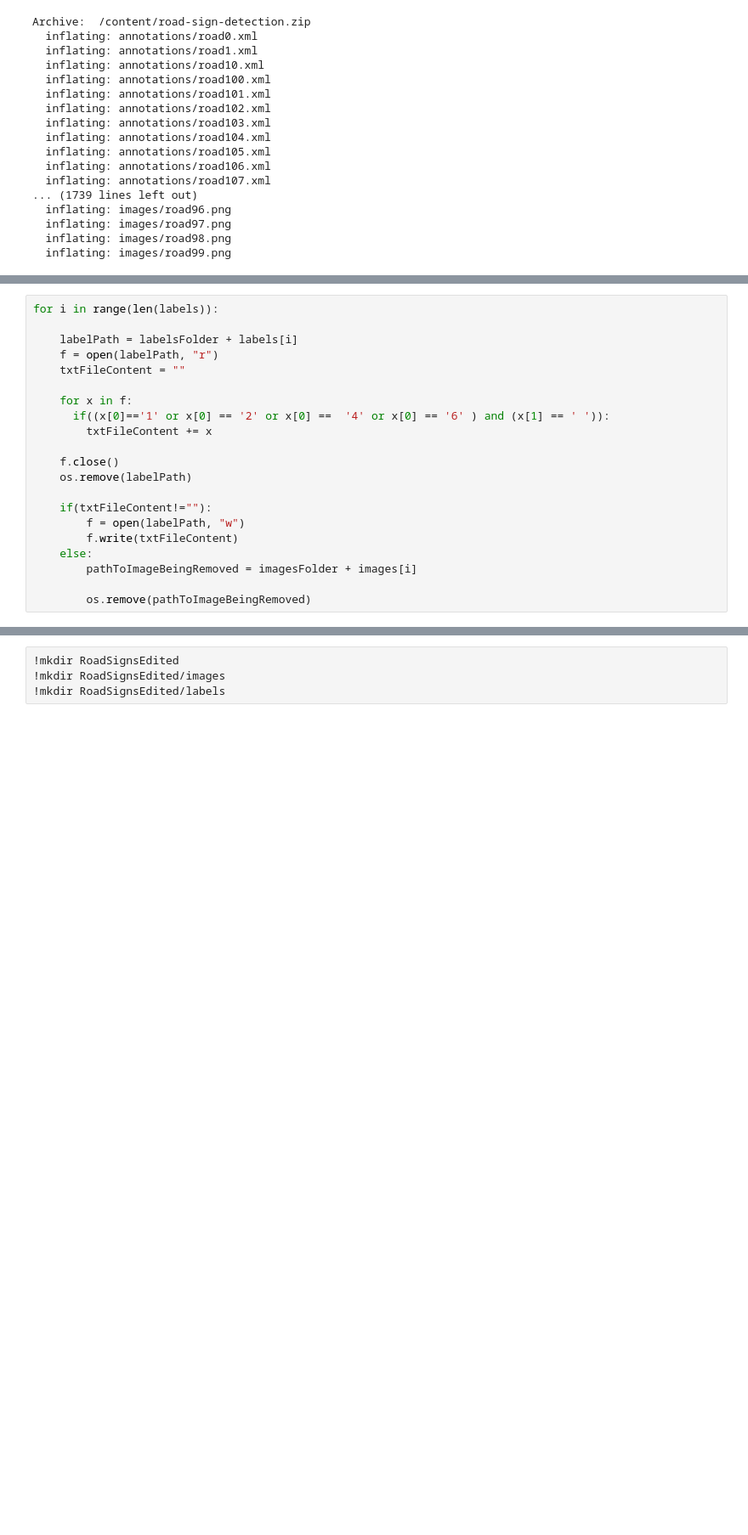
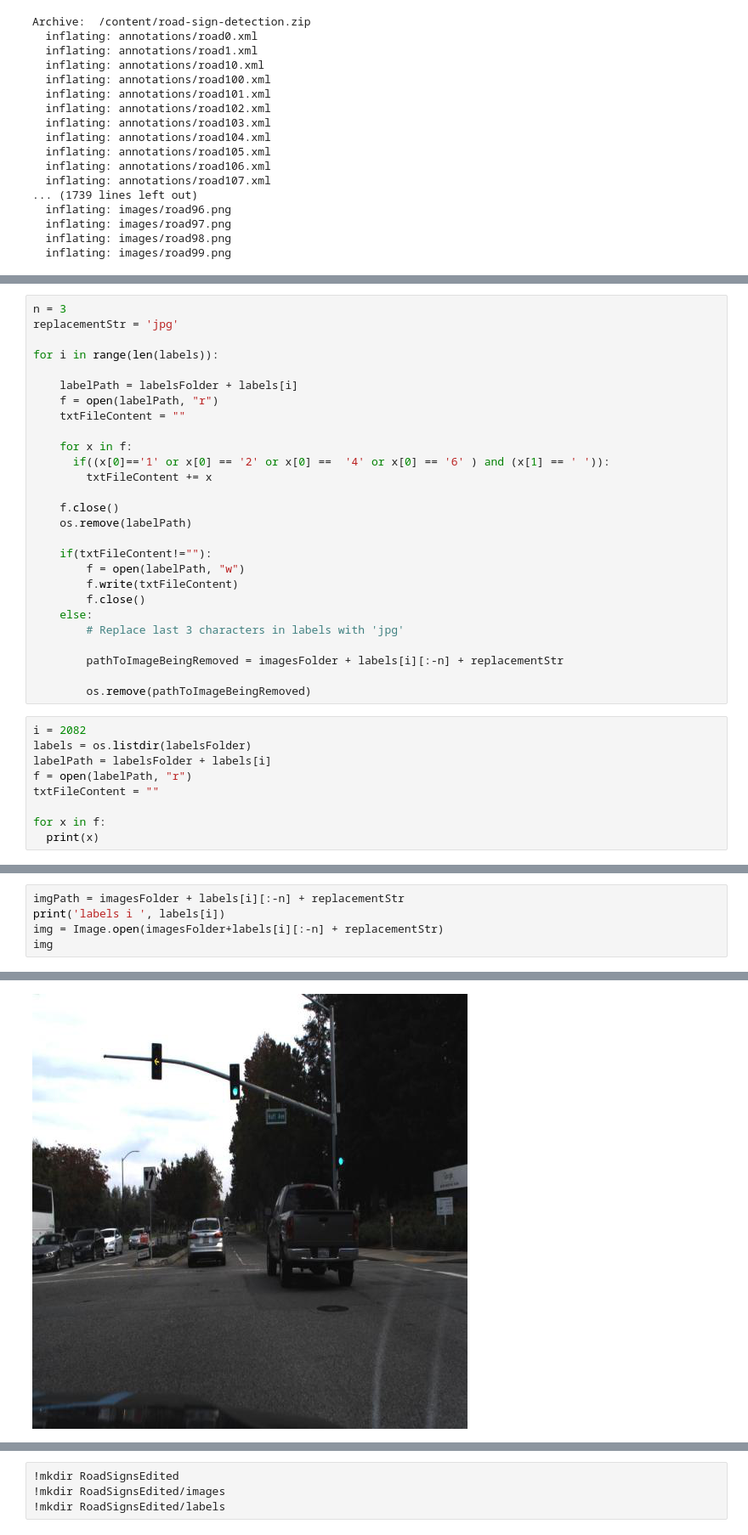
Before and after one commit to Hemant2056/self-driving-car, a Jupyter notebook: yolov5_broiugh.ipynb, the cells around one changed output, grey strips where cells are left out. Shown at 85% size. Cells and saved outputs as stored; diff of their text form; blank space fills up the shorter version.

```diff
--- a/yolov5_broiugh.ipynb
+++ b/yolov5_broiugh.ipynb
@@ -97,4 +124,7 @@ total OLD labels:  12594
 # %%
+n = 3
+replacementStr = 'jpg'
+
 for i in range(len(labels)):
 
     labelPath = labelsFolder + labels[i]
@@ -111,7 +141,19 @@ for i in range(len(labels)):
     if(txtFileContent!=""):
         f = open(labelPath, "w")
         f.write(txtFileContent)
+        f.close()
     else:
-        pathToImageBeingRemoved = imagesFolder + images[i]
+        # Replace last 3 characters in labels with 'jpg'
+
+        pathToImageBeingRemoved = imagesFolder + labels[i][:-n] + replacementStr
 
         os.remove(pathToImageBeingRemoved)
+# %%
+i = 2082
+labels = os.listdir(labelsFolder)
+labelPath = labelsFolder + labels[i]
+f = open(labelPath, "r")
+txtFileContent = ""
+
+for x in f:
+  print(x)
@@ -117,0 +176,6 @@ for i in range(len(labels)):
+# %%
+imgPath = imagesFolder + labels[i][:-n] + replacementStr
+print('labels i ', labels[i])
+img = Image.open(imagesFolder+labels[i][:-n] + replacementStr)
+img
+# %% [output]
@@ -118,3 +183,4 @@ for i in range(len(labels)):
+[figure, added]
 # %%
 images = os.listdir(imagesFolder)
 labels = os.listdir(labelsFolder)
```
Also changed, not shown: parts of 17 cells of this notebook, 2 other files.
